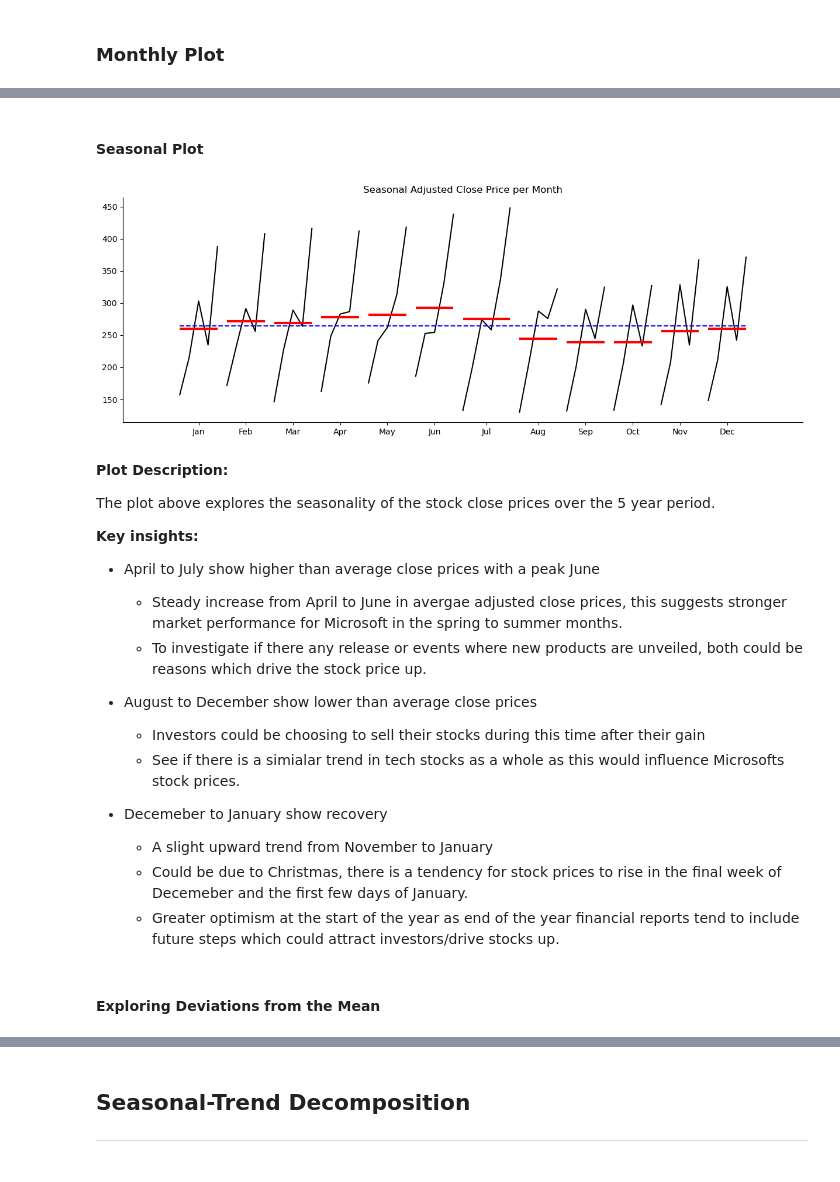
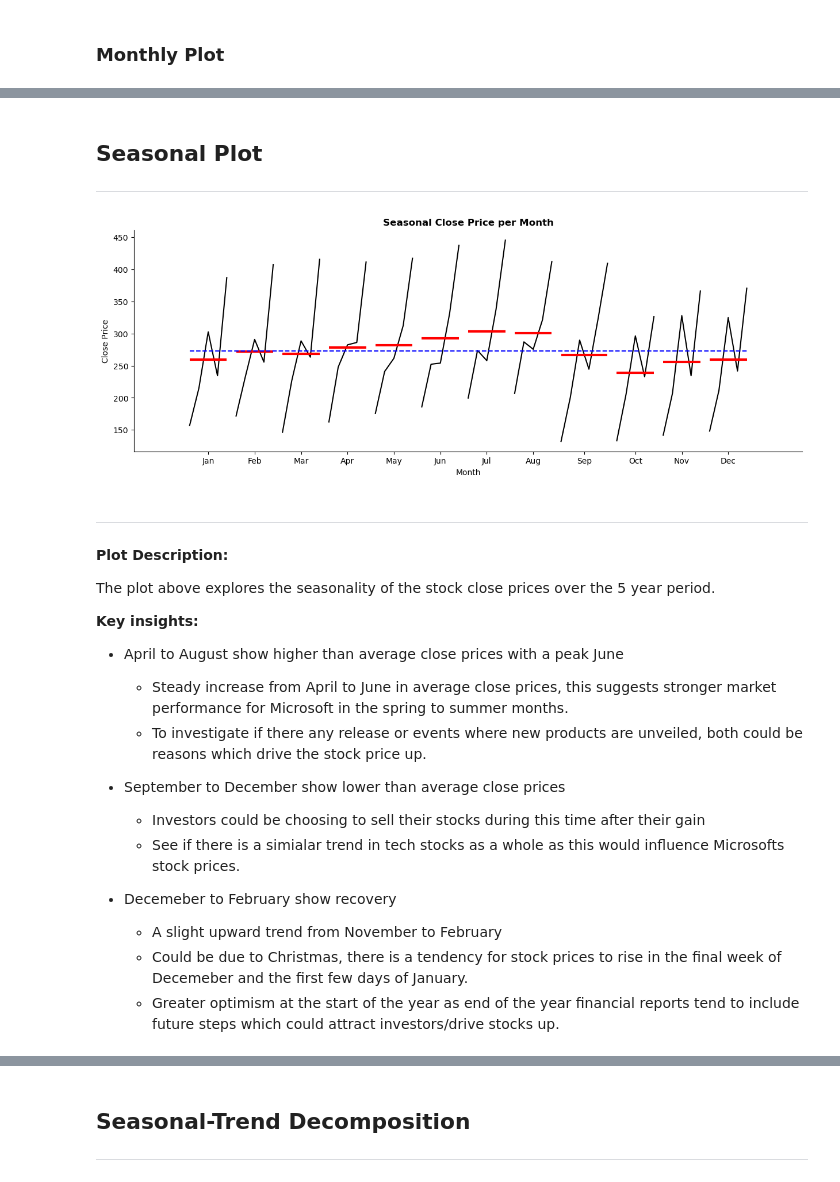
Before and after one commit to simrenbasra/timeseries, a Jupyter notebook: notebooks/01_data_processing/03-data-eda.ipynb, the cells around one changed output, grey strips where cells are left out. Drawn from its saved outputs; the diff is of its cells as text; code cells hidden in the pictures.

```diff
--- a/notebooks/01_data_processing/03-data-eda.ipynb
+++ b/notebooks/01_data_processing/03-data-eda.ipynb
@@ -35,7 +94,7 @@ def plt_adj_close(dataframe, aggregation):
 ## Data Loading
 ----
 # %%
-msft_df = pd.read_csv('../../data/microsoft_data_cleaned.csv', index_col=0)
+msft_df = pd.read_csv('../../data/msft_cleaned.csv', index_col=0)
 # %%
 msft_df
 # %% [output]
@@ -147,5 +206,5 @@ The weekly aggregation using resampling smooths out the fluctatuations we see in
 # %% [markdown]
 ### Monthly Plot
 # %%
-monthly_msft_df = msft_df[['Adj Close']].resample('MS').mean()
+monthly_msft_df = msft_df[['Close']].resample('MS').mean()
 # %%
@@ -155,39 +221,41 @@ plt_adj_close(monthly_msft_df, 'Monthly')
 # %% [markdown]
-#### Seasonal Plot
+## Seasonal Plot
+----
 # %%
 from statsmodels.graphics.tsaplots import month_plot
 
 plt.figure(figsize=(15, 5))
 
 # create the seasonal plot
-month_plot(monthly_msft_df["Adj Close"], ax=plt.gca())
+month_plot(monthly_msft_df["Close"], ax=plt.gca())
 
 # adding a horizontal line for the mean
 plt.hlines(y=monthly_msft_df.mean(),  xmin=0, xmax=60, color='blue', linestyles='--')
 
-plt.title("Seasonal Adjusted Close Price per Month")
+plt.title("Seasonal Close Price per Month", fontweight = 'bold')
+plt.ylabel('Close Price')
+plt.xlabel('Month')
 sns.despine()
 plt.show()
 # %% [output]
-[figure, old version]
+[figure, new version]
 # %% [markdown]
+-----
 **Plot Description:**
 
 The plot above explores the seasonality of the stock close prices over the 5 year period.
 
 **Key insights:**
 
-- April to July show higher than average close prices with a peak June
-    - Steady increase from April to June in avergae adjusted close prices, this suggests stronger market performance for Microsoft in the spring to summer months.
+- April to August show higher than average close prices with a peak June
+    - Steady increase from April to June in average close prices, this suggests stronger market performance for Microsoft in the spring to summer months.
     - To investigate if there any release or events where new products are unveiled, both could be reasons which drive the stock price up.
 
-- August to December show lower than average close prices
+- September to December show lower than average close prices
     - Investors could be choosing to sell their stocks during this time after their gain
     - See if there is a simialar trend in tech stocks as a whole as this would influence Microsofts stock prices.
 
-- Decemeber to January show recovery
-    - A slight upward trend from November to January
+- Decemeber to February show recovery
+    - A slight upward trend from November to February
     - Could be due to Christmas, there is a tendency for stock prices to rise in the final week of Decemeber and the first few days of January.
     - Greater optimism at the start of the year as end of the year financial reports tend to include future steps which could attract investors/drive stocks up.
-# %% [markdown]
-#### Exploring Deviations from the Mean
```
Also changed, not shown: parts of 77 cells of this notebook.
